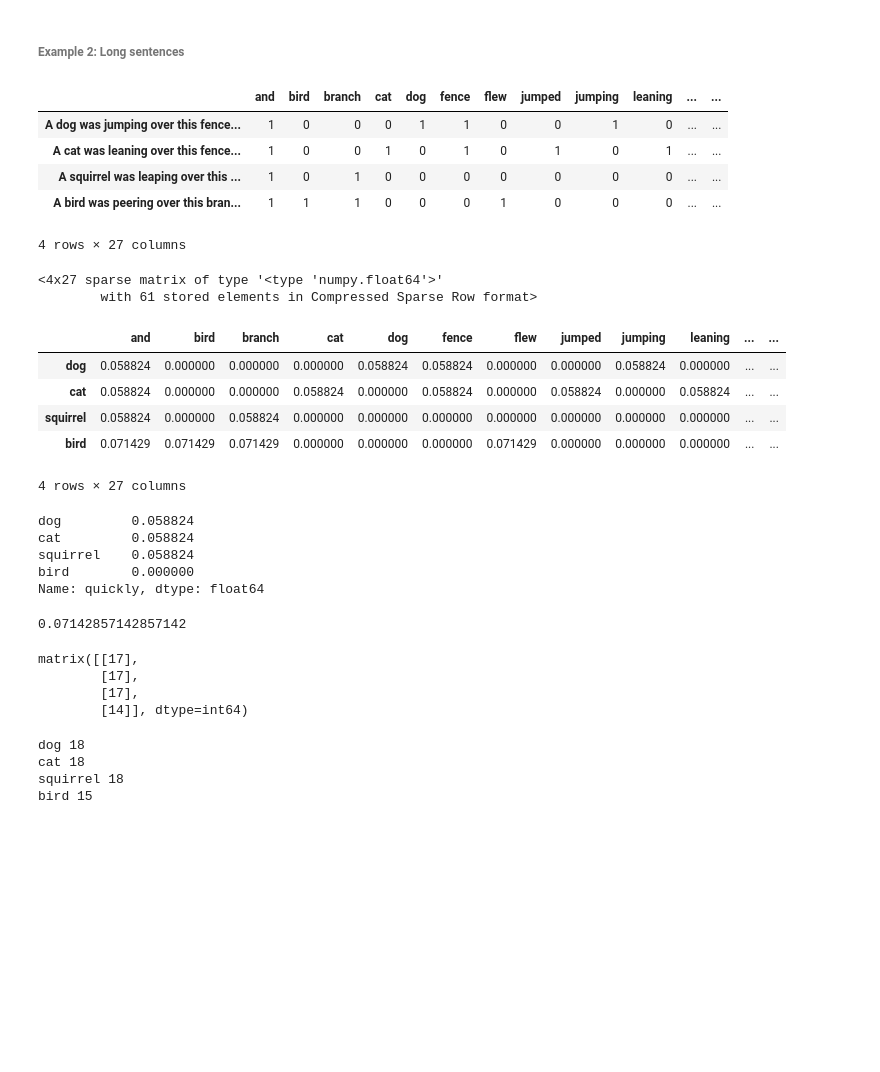
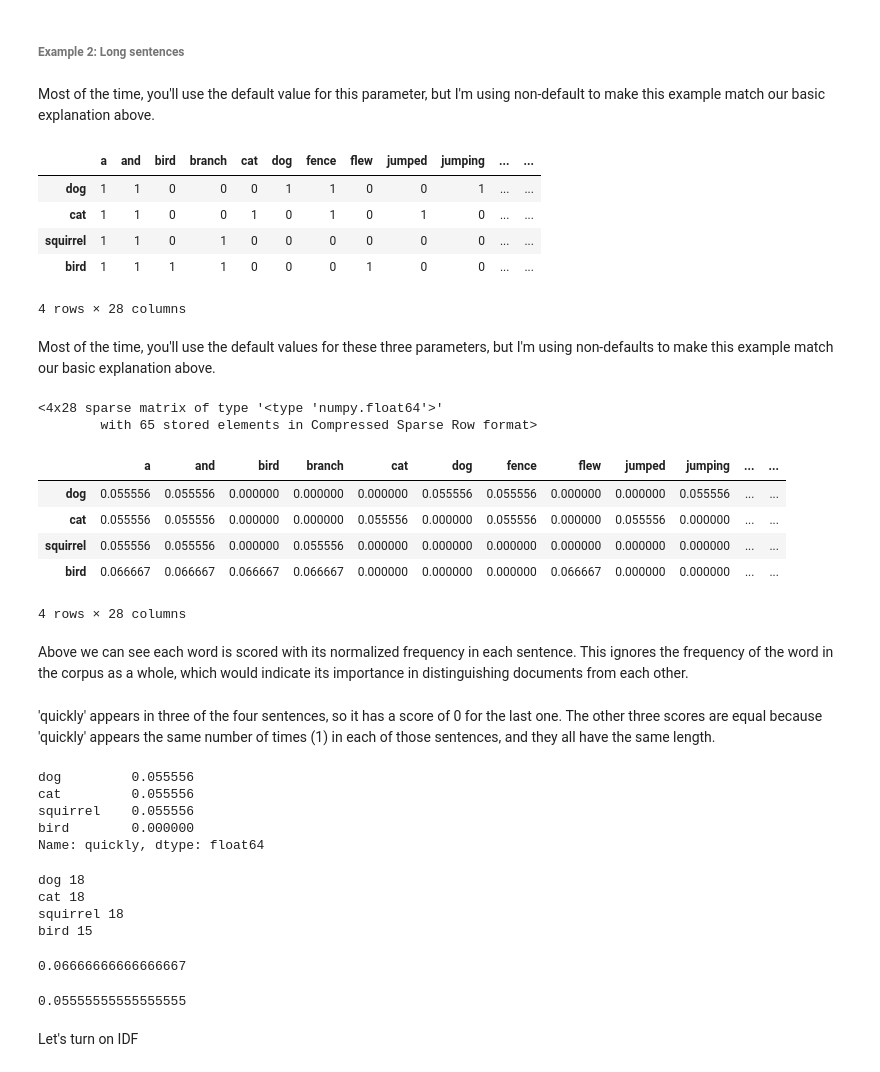
Before and after one commit to Hulalazz/meetup_stl_python_text_analysis, a Jupyter notebook: Text Analysis with Scikit-learn.ipynb, the cells around one changed output. Saved outputs shown, nothing was run; the diff lists cells and outputs as text; code cells hidden in the pictures; blank space fills up the shorter version.

```diff
--- a/Text Analysis with Scikit-learn.ipynb
+++ b/Text Analysis with Scikit-learn.ipynb
@@ -75,69 +149,62 @@ long_sentences = ['A dog was jumping over this fence and then ran over to the ne
                   'A cat was leaning over this fence and then jumped over to the next yard so very quickly.',
                   'A squirrel was leaping over this branch and then scampered over to the next tree so very quickly.',
                   'A bird was peering over this branch and then flew over to the next tree.']
-# %%
-long_sentences = ['dog dog dog dog dog dog dog dog something else.',
-                  'A cat was leaning over this fence and then jumped over to the next yard so very quickly.',
-                  'A squirrel was leaping over this branch and then scampered over to the next tree so very quickly.',
-                  'A bird was peering over this branch and then flew over to the next tree.']
 # %%
 # Create an instance of the CountVectorizer.
-cv = CountVectorizer()
+cv = CountVectorizer(token_pattern=u'(?u)\\b\\w+\\b')
 
 # Create a count matrix from the list of documents.
 long_count_matrix = cv.fit_transform(long_sentences)
+# %% [markdown]
+Most of the time, you'll use the default value for this parameter, but I'm using non-default to make this example match our basic explanation above.
 # %%
 # Create a dataframe out of the count matrix with labels and columns names for easier reading.
-long_sent_df = pd.DataFrame(long_count_matrix.todense(), index=long_sentences, columns=sorted(cv.vocabulary_))
+long_sent_df = pd.DataFrame(long_count_matrix.todense(), index=[s.split()[1] for s in long_sentences], columns=sorted(cv.vocabulary_))
 long_sent_df
 # %% [output]
-|  | and | bird | branch | cat | dog | fence | flew | jumped | jumping | leaning | ... | ... |
-| A dog was jumping over this fence... | 1 | 0 | 0 | 0 | 1 | 1 | 0 | 0 | 1 | 0 | ... | ... |
-| A cat was leaning over this fence... | 1 | 0 | 0 | 1 | 0 | 1 | 0 | 1 | 0 | 1 | ... | ... |
-| A squirrel was leaping over this ... | 1 | 0 | 1 | 0 | 0 | 0 | 0 | 0 | 0 | 0 | ... | ... |
-| A bird was peering over this bran... | 1 | 1 | 1 | 0 | 0 | 0 | 1 | 0 | 0 | 0 | ... | ... |
+|  | a | and | bird | branch | cat | dog | fence | flew | jumped | jumping | ... | ... |
+| dog | 1 | 1 | 0 | 0 | 0 | 1 | 1 | 0 | 0 | 1 | ... | ... |
+| cat | 1 | 1 | 0 | 0 | 1 | 0 | 1 | 0 | 1 | 0 | ... | ... |
+| squirrel | 1 | 1 | 0 | 1 | 0 | 0 | 0 | 0 | 0 | 0 | ... | ... |
+| bird | 1 | 1 | 1 | 1 | 0 | 0 | 0 | 1 | 0 | 0 | ... | ... |
-4 rows × 27 columns
+4 rows × 28 columns
 # %%
 # Create an instance of a TfidfTransformer.
 tfidf = TfidfTransformer(norm='l1', use_idf=False, smooth_idf=False)
 
 # Created a weighted matrix.
 weighted_matrix = tfidf.fit_transform(long_count_matrix)
+# %% [markdown]
+Most of the time, you'll use the default values for these three parameters, but I'm using non-defaults to make this example match our basic explanation above.
 # %%
 weighted_matrix
 # %% [output]
-<4x27 sparse matrix of type '<type 'numpy.float64'>'
-        with 61 stored elements in Compressed Sparse Row format>
+<4x28 sparse matrix of type '<type 'numpy.float64'>'
+        with 65 stored elements in Compressed Sparse Row format>
 # %%
-# Create a dataframe out of the count matrix with labels and columns names for easier reading.
-long_sent_weighted_df = pd.DataFrame(weighted_matrix.todense(), index=[s.split()[1] for s in long_sentences], columns=sorted(cv.vocabulary_))
+# Create a dataframe out of the weighted matrix with labels and columns names for easier reading.
+long_sent_weighted_df = pd.DataFrame(weighted_matrix.todense(), index=[s.split()[1] for s in long_sentences],
+                                     columns=sorted(cv.vocabulary_))
 long_sent_weighted_df
 # %% [output]
-|  | and | bird | branch | cat | dog | fence | flew | jumped | jumping | leaning | ... | ... |
-| dog | 0.058824 | 0.000000 | 0.000000 | 0.000000 | 0.058824 | 0.058824 | 0.000000 | 0.000000 | 0.058824 | 0.000000 | ... | ... |
-| cat | 0.058824 | 0.000000 | 0.000000 | 0.058824 | 0.000000 | 0.058824 | 0.000000 | 0.058824 | 0.000000 | 0.058824 | ... | ... |
-| squirrel | 0.058824 | 0.000000 | 0.058824 | 0.000000 | 0.000000 | 0.000000 | 0.000000 | 0.000000 | 0.000000 | 0.000000 | ... | ... |
-| bird | 0.071429 | 0.071429 | 0.071429 | 0.000000 | 0.000000 | 0.000000 | 0.071429 | 0.000000 | 0.000000 | 0.000000 | ... | ... |
+|  | a | and | bird | branch | cat | dog | fence | flew | jumped | jumping | ... | ... |
+| dog | 0.055556 | 0.055556 | 0.000000 | 0.000000 | 0.000000 | 0.055556 | 0.055556 | 0.000000 | 0.000000 | 0.055556 | ... | ... |
+| cat | 0.055556 | 0.055556 | 0.000000 | 0.000000 | 0.055556 | 0.000000 | 0.055556 | 0.000000 | 0.055556 | 0.000000 | ... | ... |
+| squirrel | 0.055556 | 0.055556 | 0.000000 | 0.055556 | 0.000000 | 0.000000 | 0.000000 | 0.000000 | 0.000000 | 0.000000 | ... | ... |
+| bird | 0.066667 | 0.066667 | 0.066667 | 0.066667 | 0.000000 | 0.000000 | 0.000000 | 0.066667 | 0.000000 | 0.000000 | ... | ... |
-4 rows × 27 columns
+4 rows × 28 columns
+# %% [markdown]
+Above we can see each word is scored with its normalized frequency in each sentence. This ignores the frequency of the word in the corpus as a whole, which would indicate its importance in distinguishing documents from each other.
+# %% [markdown]
+'quickly' appears in three of the four sentences, so it has a score of 0 for the last one. The other three scores are equal because 'quickly' appears the same number of times (1) in each of those sentences, and they all have the same length.
 # %%
 long_sent_weighted_df['quickly']
 # %% [output]
-dog         0.058824
-cat         0.058824
-squirrel    0.058824
+dog         0.055556
+cat         0.055556
+squirrel    0.055556
 bird        0.000000
 Name: quickly, dtype: float64
-# %%
-1/14.0
-# %% [output]
-0.07142857142857142
-# %%
-pd.np.sum(long_count_matrix.todense(), axis=1)
-# %% [output]
-matrix([[17],
-        [17],
-        [17],
-        [14]], dtype=int64)
 # %%
 # Print the number of words in each sentence.
 for s in long_sentences:
@@ -147,3 +214,15 @@ dog 18
 cat 18
 squirrel 18
 bird 15
+# %%
+# Score for 'a' in the last sentence.
+1/15.0
+# %% [output]
+0.06666666666666667
+# %%
+# Score for 'quickly' in the first three sentences.
+1/18.0
+# %% [output]
+0.05555555555555555
+# %% [markdown]
+Let's turn on IDF
```
Also changed, not shown: parts of 69 cells of this notebook, 3 other files.
